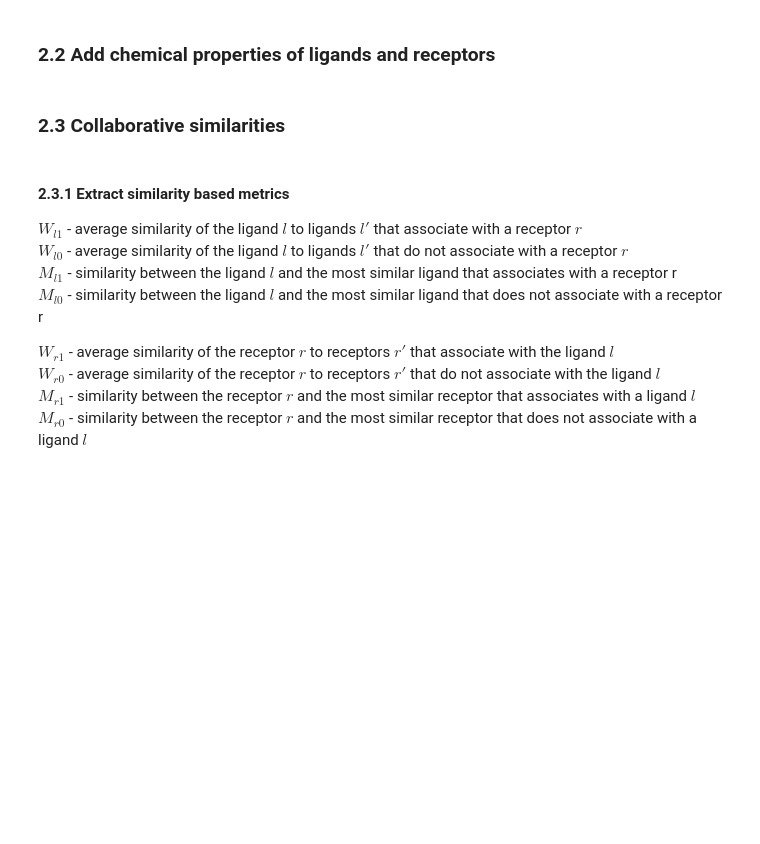
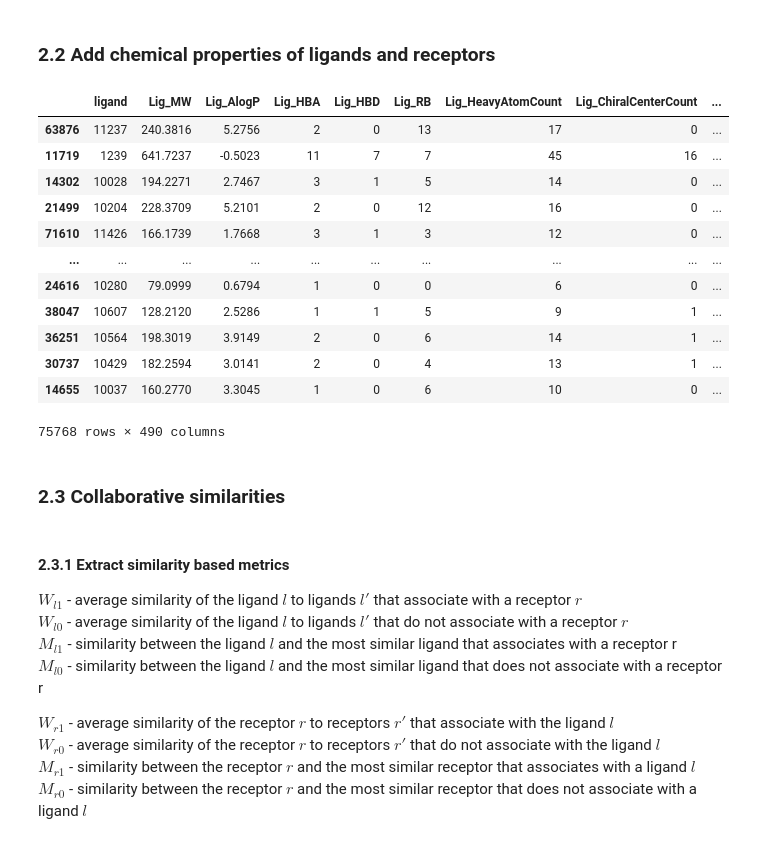
Before and after one commit to PSCPU/Bitter-taste-receptors-project, a Jupyter notebook: filling_the_gaps-train.ipynb, the cells around one changed output. Cells and saved outputs as stored; diff of their text form; code cells hidden in the pictures; blank space fills up the shorter version.

```diff
--- a/filling_the_gaps-train.ipynb
+++ b/filling_the_gaps-train.ipynb
@@ -166,18 +233,33 @@ test_ligands = np.unique(pairs.ligand[pairs.test==True])
 # %%
 # cross join ligand and receptor data
 features_df = pd.merge(X_Lig.rename(columns=lambda r: 'Lig_%s' % r).assign(key_=1),
                        X_Rec.rename(columns=lambda c: 'Rec_%s' % c).assign(key_=1),
                        on='key_').drop('key_', 1)
 features_df = features_df.rename(columns={'Lig_cid': 'ligand', 'Rec_column_label': 'receptor'})
 
 # add a feature indicating whether the receptor is human
 features_df['is_human_receptor'] = features_df.receptor<2000
 
 # add association (ground truth) and train/test split
 features_df = features_df.merge(pairs, how='outer', on=['ligand', 'receptor'])
 
 # shuffle
 features_df = features_df.sample(frac=1)
+features_df
+# %% [output]
+|  | ligand | Lig_MW | Lig_AlogP | Lig_HBA | Lig_HBD | Lig_RB | Lig_HeavyAtomCount | Lig_ChiralCenterCount | ... |
+| 63876 | 11237 | 240.3816 | 5.2756 | 2 | 0 | 13 | 17 | 0 | ... |
+| 11719 | 1239 | 641.7237 | -0.5023 | 11 | 7 | 7 | 45 | 16 | ... |
+| 14302 | 10028 | 194.2271 | 2.7467 | 3 | 1 | 5 | 14 | 0 | ... |
+| 21499 | 10204 | 228.3709 | 5.2101 | 2 | 0 | 12 | 16 | 0 | ... |
+| 71610 | 11426 | 166.1739 | 1.7668 | 3 | 1 | 3 | 12 | 0 | ... |
+| ... | ... | ... | ... | ... | ... | ... | ... | ... | ... |
+| 24616 | 10280 | 79.0999 | 0.6794 | 1 | 0 | 0 | 6 | 0 | ... |
+| 38047 | 10607 | 128.2120 | 2.5286 | 1 | 1 | 5 | 9 | 1 | ... |
+| 36251 | 10564 | 198.3019 | 3.9149 | 2 | 0 | 6 | 14 | 1 | ... |
+| 30737 | 10429 | 182.2594 | 3.0141 | 2 | 0 | 4 | 13 | 1 | ... |
+| 14655 | 10037 | 160.2770 | 3.3045 | 1 | 0 | 6 | 10 | 0 | ... |
+75768 rows × 490 columns
 # %% [markdown]
 ### 2.3 Collaborative similarities
 # %%
```
Also changed, not shown: parts of 15 cells of this notebook.
